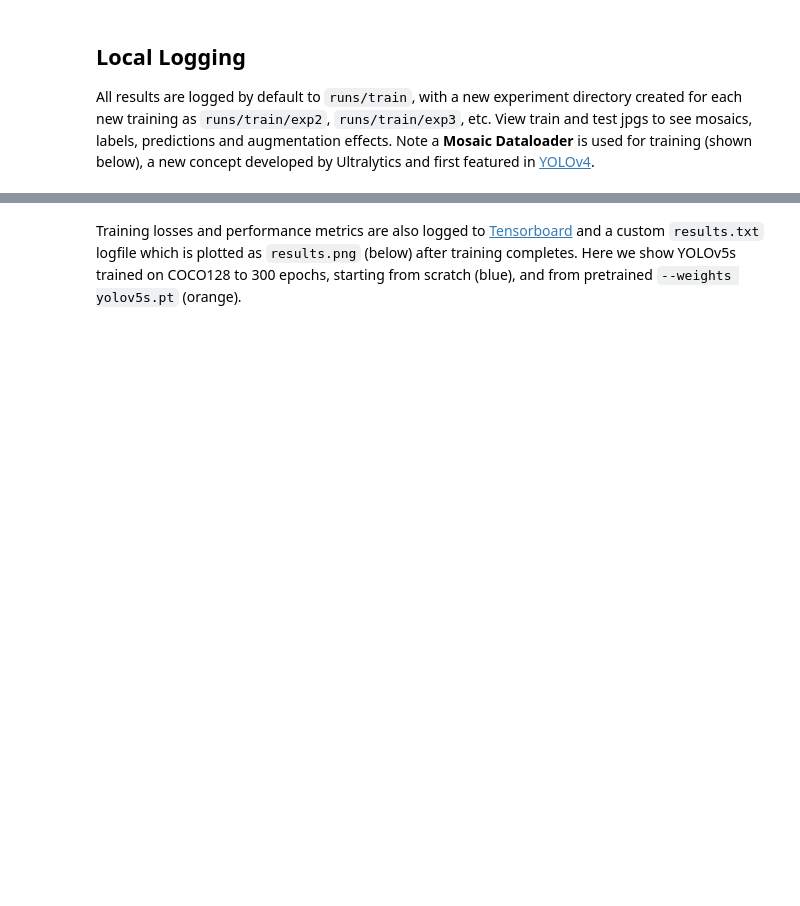
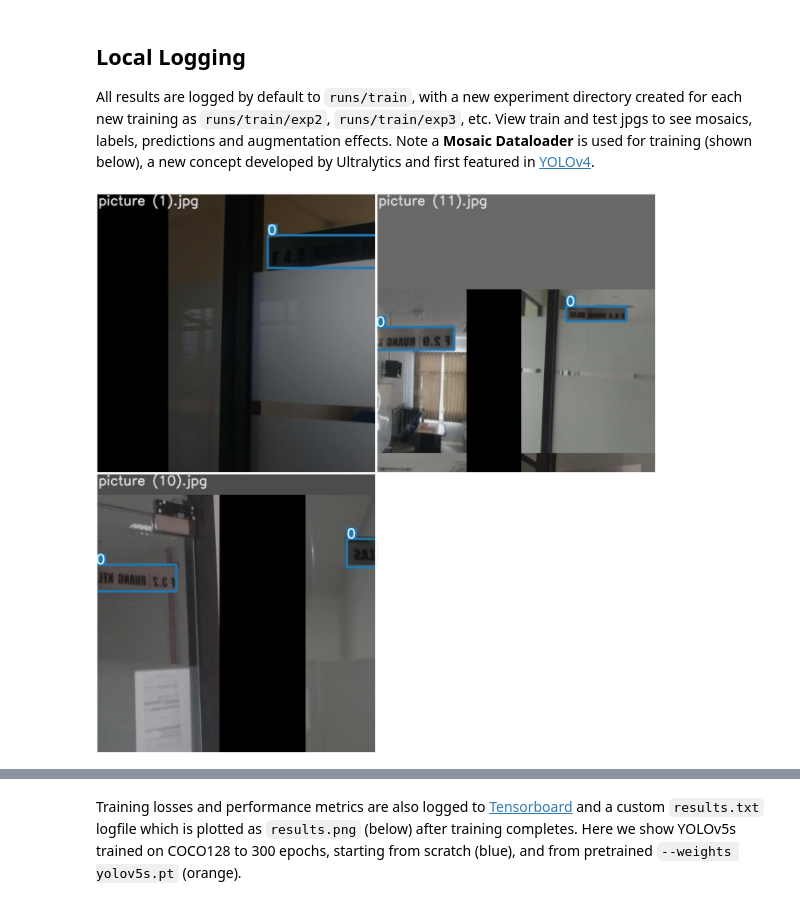
Before and after one commit to ragilhadi/machine-learning, a Jupyter notebook: tutorial.ipynb, the cells around one changed output, grey strips where cells are left out. Cells and saved outputs as stored; diff of their text form; code cells hidden in the pictures; blank space fills up the shorter version.

```diff
--- a/tutorial.ipynb
+++ b/tutorial.ipynb
@@ -170,3 +170,7 @@ During training you will see live updates at [https://wandb.ai/home](https://wan
 ## Local Logging
 
 All results are logged by default to `runs/train`, with a new experiment directory created for each new training as `runs/train/exp2`, `runs/train/exp3`, etc. View train and test jpgs to see mosaics, labels, predictions and augmentation effects. Note a **Mosaic Dataloader** is used for training (shown below), a new concept developed by Ultralytics and first featured in [YOLOv4](https://arxiv.org/abs/2004.10934).
+# %%
+Image(filename='runs/train/exp4/train_batch0.jpg', width=800)
+# %% [output]
+[figure, added]
```
Also changed, not shown: parts of 13 cells of this notebook.
